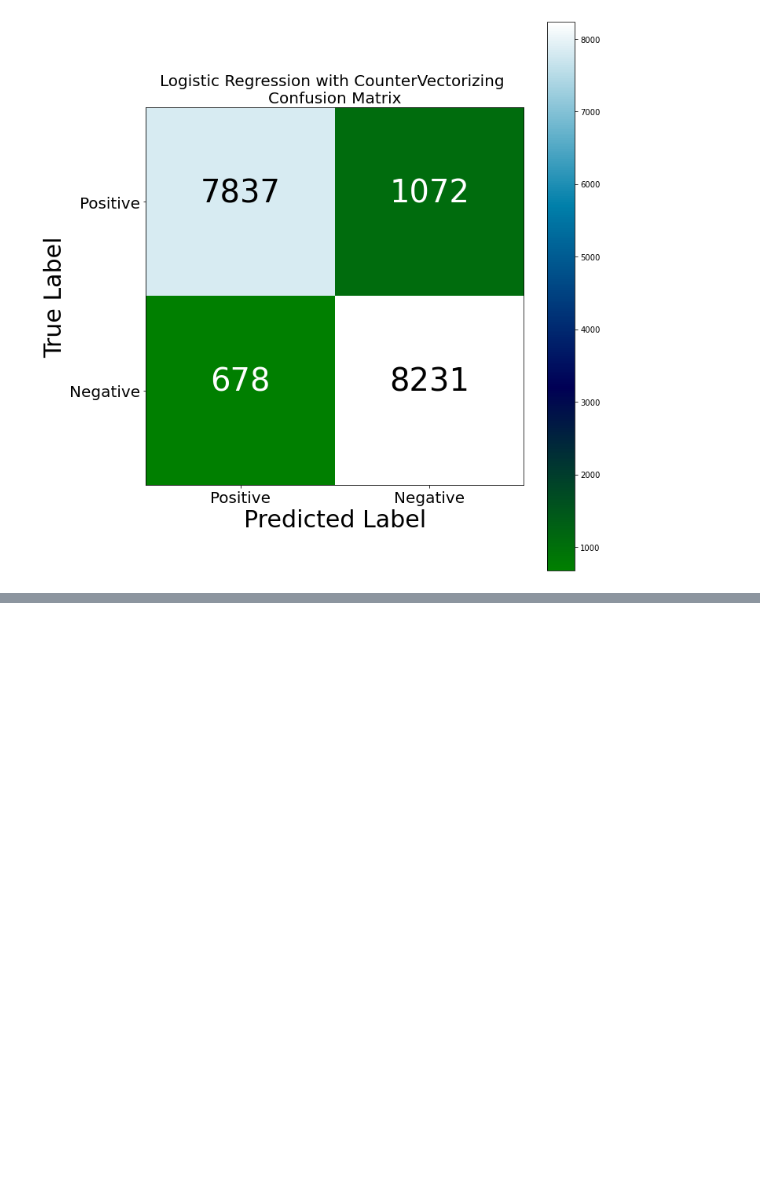
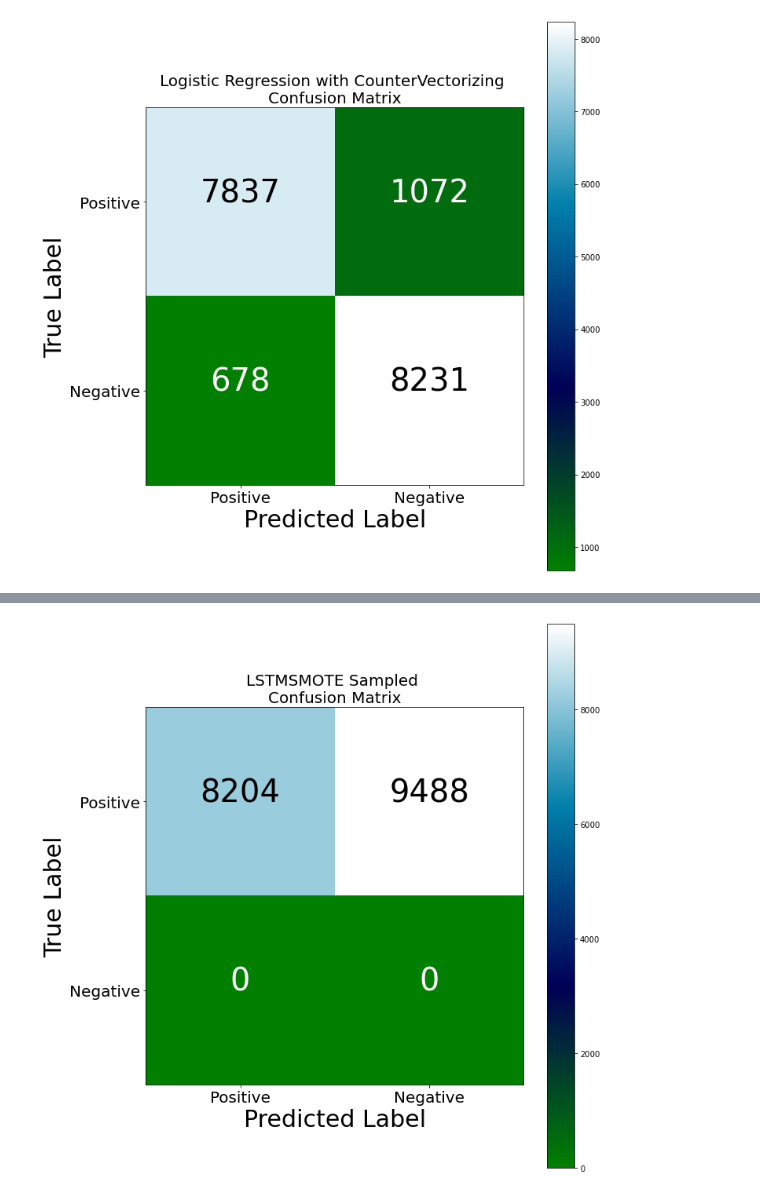
Before and after one commit to bgnanave/CIND820, a Jupyter notebook: Sampling&Modelling.ipynb, the cells around one changed output, grey strips where cells are left out. Saved outputs shown, nothing was run; the diff lists cells and outputs as text; code cells hidden in the pictures; blank space fills up the shorter version.

```diff
--- a/Sampling&Modelling.ipynb
+++ b/Sampling&Modelling.ipynb
@@ -580,0 +924,2 @@ disp_confusion_matrix_bin(predictions, "Logistic Regression")
+# %%
+x_test_res, y_test_res = sm.fit_resample(X_test, Y_test)
@@ -580,0 +1015,9 @@ disp_confusion_matrix_bin(predictions, "Logistic Regression")
+# %%
+model = Sequential()
+model.add(Embedding(MAX_NB_WORDS, EMBEDDING_DIM, input_length=x_train_res.shape[1]))
+model.add(SpatialDropout1D(0.2))
+model.add(LSTM(100, dropout=0.2, recurrent_dropout=0.2))
+model.add(Dense(2, activation='softmax'))
+#model.compile(loss='sparse_categorical_crossentropy', optimizer='adam', metrics=['accuracy'])
+model.compile(loss='sparse_categorical_crossentropy', optimizer='adam', metrics=['accuracy'])
+print(model.summary())
@@ -580,0 +1042,5 @@ disp_confusion_matrix_bin(predictions, "Logistic Regression")
+# %%
+epochs = 5
+batch_size = 64
+
+history = model.fit(x_train_res, y_train_res, epochs=epochs, batch_size=batch_size,validation_split=0.1,callbacks=[EarlyStopping(monitor='val_loss', patience=3, min_delta=0.0001)])
@@ -580,0 +1058,8 @@ disp_confusion_matrix_bin(predictions, "Logistic Regression")
+# %%
+from sklearn.metrics import classification_report
+
+# predict
+predictions = model.predict(x_test_res, batch_size = 32)
+#pred = np.argmax(predictions, axis=1)
+# label
+y_train = np.argmax(y_test_res, axis=1)
@@ -580,0 +1077,8 @@ disp_confusion_matrix_bin(predictions, "Logistic Regression")
+# %%
+cm = confusion_matrix(y_train, np.argmax(predictions, axis = 1))
+fig = plt.figure(figsize=(10, 10))
+plot = plot_confusion_matrix(cm, classes=['Positive','Negative'], normalize=False,
+                                 title = "LSTM" +"SMOTE Sampled"+ " "+ '\nConfusion Matrix')
+plt.show()
+# %% [output]
+[figure, added]
```
Also changed, not shown: parts of 45 cells of this notebook, 1 other file.
